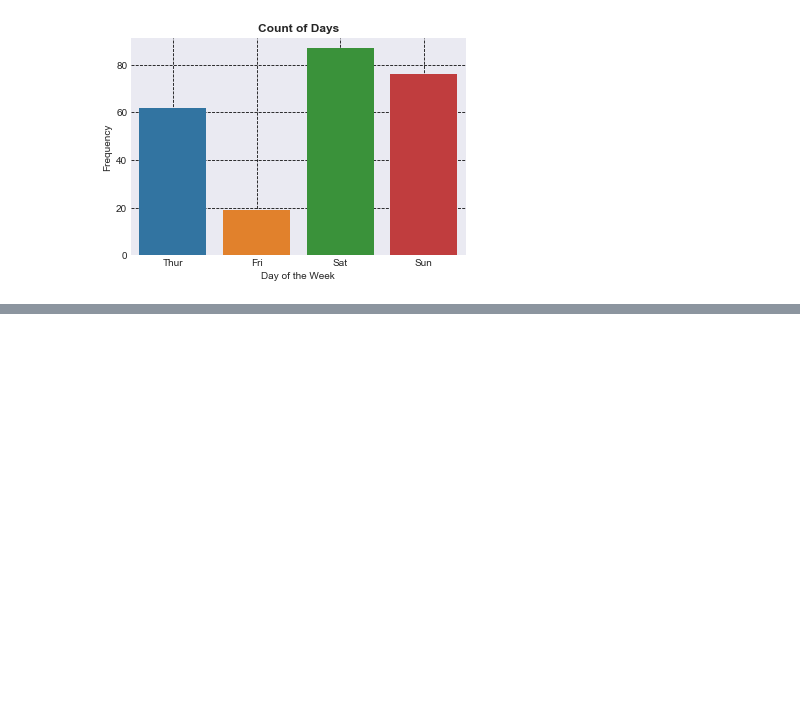
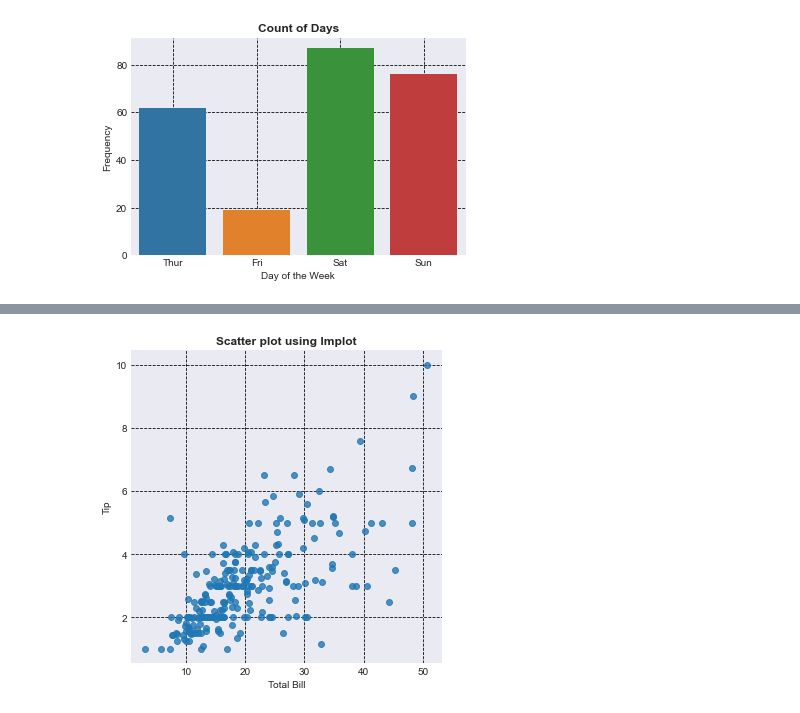
Before and after one commit to prakharjadaun/ML-Learn-With-Me, a Jupyter notebook: 06 - Introduction To Plotting.ipynb, the cells around one changed output, grey strips where cells are left out. Cells and saved outputs as stored; diff of their text form; code cells hidden in the pictures; blank space fills up the shorter version.

```diff
--- a/06 - Introduction To Plotting.ipynb
+++ b/06 - Introduction To Plotting.ipynb
@@ -411,0 +432,10 @@ plt.show()
+# %%
+# scatter plot using lmplot()
+sns.lmplot(x='total_bill',y='tip',data=tips,fit_reg=False)
+plt.title("Scatter plot using lmplot",fontweight='bold')
+plt.xlabel("Total Bill")
+plt.ylabel("Tip")
+plt.grid(linestyle='dashed',color='black')
+plt.show()
+# %% [output]
+[figure, added]
```
Also changed, not shown: parts of 9 cells of this notebook.
